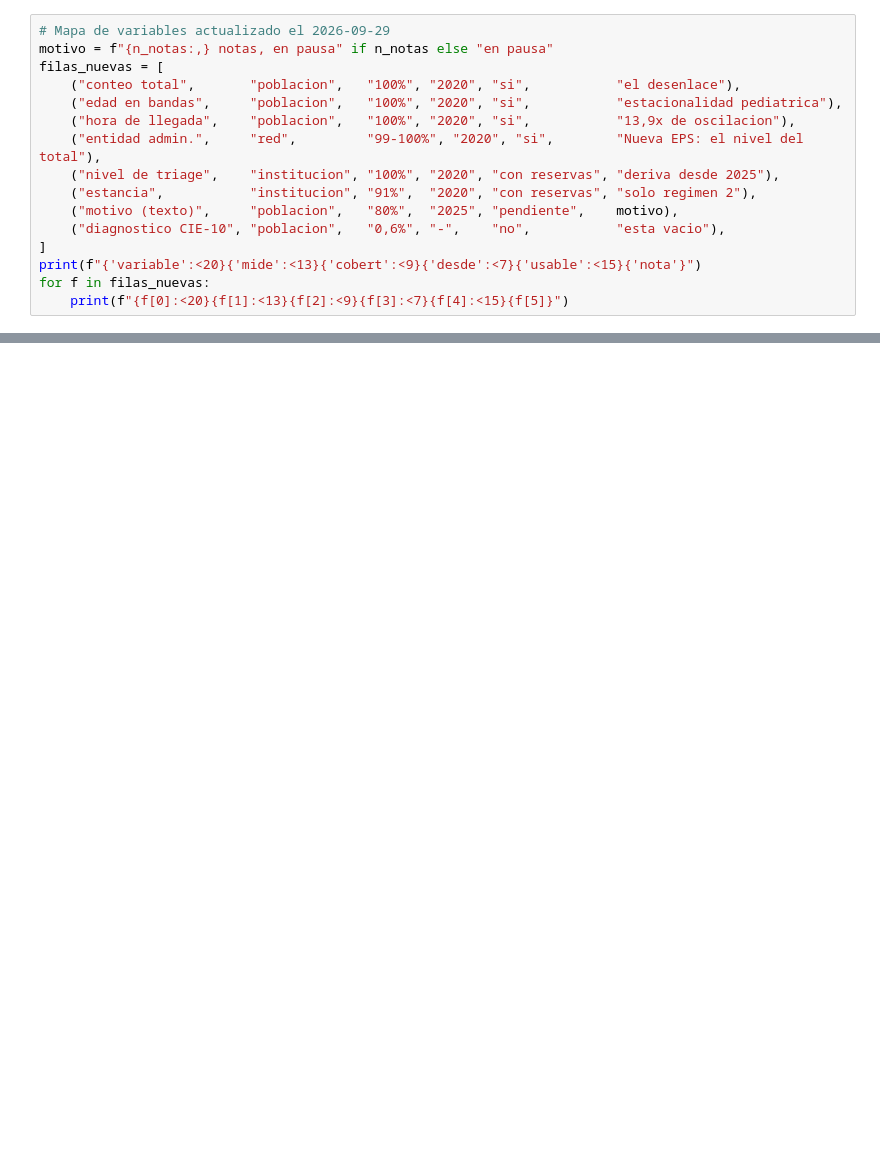
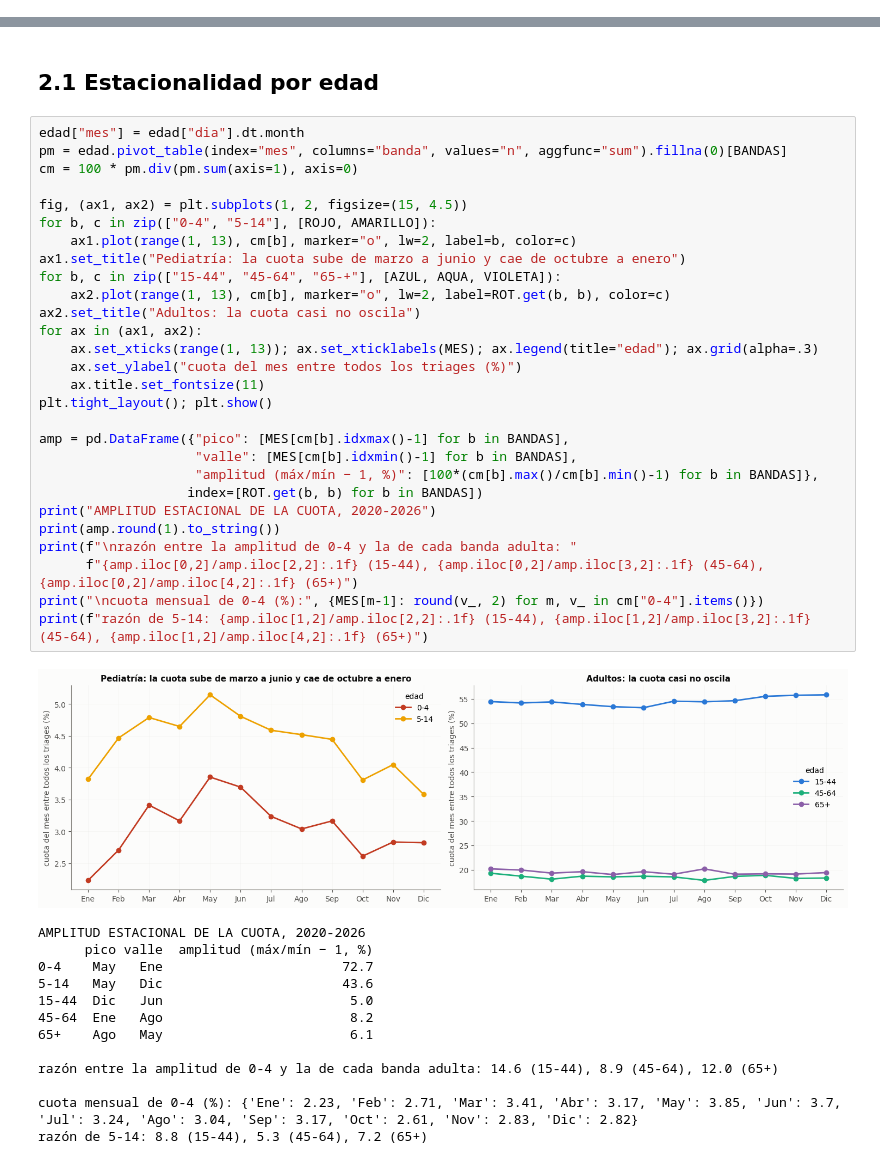
Before and after one commit to SebastianGuerr/puebas, a Jupyter notebook: notebooks/02_el_hospital.ipynb, the cells around one changed output, grey strips where cells are left out. Cells and saved outputs as stored; diff of their text form; blank space fills up the shorter version.

```diff
--- a/notebooks/02_el_hospital.ipynb
+++ b/notebooks/02_el_hospital.ipynb
@@ -768,16 +0,0 @@ Feria sí.
-# %%
-# Mapa de variables actualizado el 2026-09-29
-motivo = f"{n_notas:,} notas, en pausa" if n_notas else "en pausa"
-filas_nuevas = [
-    ("conteo total",       "poblacion",   "100%", "2020", "si",           "el desenlace"),
-    ("edad en bandas",     "poblacion",   "100%", "2020", "si",           "estacionalidad pediatrica"),
-    ("hora de llegada",    "poblacion",   "100%", "2020", "si",           "13,9x de oscilacion"),
-    ("entidad admin.",     "red",         "99-100%", "2020", "si",        "Nueva EPS: el nivel del total"),
-    ("nivel de triage",    "institucion", "100%", "2020", "con reservas", "deriva desde 2025"),
-    ("estancia",           "institucion", "91%",  "2020", "con reservas", "solo regimen 2"),
-    ("motivo (texto)",     "poblacion",   "80%",  "2025", "pendiente",    motivo),
-    ("diagnostico CIE-10", "poblacion",   "0,6%", "-",    "no",           "esta vacio"),
-]
-print(f"{'variable':<20}{'mide':<13}{'cobert':<9}{'desde':<7}{'usable':<15}{'nota'}")
-for f in filas_nuevas:
-    print(f"{f[0]:<20}{f[1]:<13}{f[2]:<9}{f[3]:<7}{f[4]:<15}{f[5]}")
@@ -1061,0 +196,44 @@ pediátrica es fuerte; en Manizales no hace calor.
+# %% [markdown]
+## 2.1 Estacionalidad por edad
+# %%
+edad["mes"] = edad["dia"].dt.month
+pm = edad.pivot_table(index="mes", columns="banda", values="n", aggfunc="sum").fillna(0)[BANDAS]
+cm = 100 * pm.div(pm.sum(axis=1), axis=0)
+
+fig, (ax1, ax2) = plt.subplots(1, 2, figsize=(15, 4.5))
+for b, c in zip(["0-4", "5-14"], [ROJO, AMARILLO]):
+    ax1.plot(range(1, 13), cm[b], marker="o", lw=2, label=b, color=c)
+ax1.set_title("Pediatría: la cuota sube de marzo a junio y cae de octubre a enero")
+for b, c in zip(["15-44", "45-64", "65-+"], [AZUL, AQUA, VIOLETA]):
+    ax2.plot(range(1, 13), cm[b], marker="o", lw=2, label=ROT.get(b, b), color=c)
+ax2.set_title("Adultos: la cuota casi no oscila")
+for ax in (ax1, ax2):
+    ax.set_xticks(range(1, 13)); ax.set_xticklabels(MES); ax.legend(title="edad"); ax.grid(alpha=.3)
+    ax.set_ylabel("cuota del mes entre todos los triages (%)")
+    ax.title.set_fontsize(11)
+plt.tight_layout(); plt.show()
+
+amp = pd.DataFrame({"pico": [MES[cm[b].idxmax()-1] for b in BANDAS],
+                    "valle": [MES[cm[b].idxmin()-1] for b in BANDAS],
+                    "amplitud (máx/mín − 1, %)": [100*(cm[b].max()/cm[b].min()-1) for b in BANDAS]},
+                   index=[ROT.get(b, b) for b in BANDAS])
+print("AMPLITUD ESTACIONAL DE LA CUOTA, 2020-2026")
+print(amp.round(1).to_string())
+print(f"\nrazón entre la amplitud de 0-4 y la de cada banda adulta: "
+      f"{amp.iloc[0,2]/amp.iloc[2,2]:.1f} (15-44), {amp.iloc[0,2]/amp.iloc[3,2]:.1f} (45-64), {amp.iloc[0,2]/amp.iloc[4,2]:.1f} (65+)")
+print("\ncuota mensual de 0-4 (%):", {MES[m-1]: round(v_, 2) for m, v_ in cm["0-4"].items()})
+print(f"razón de 5-14: {amp.iloc[1,2]/amp.iloc[2,2]:.1f} (15-44), {amp.iloc[1,2]/amp.iloc[3,2]:.1f} (45-64), {amp.iloc[1,2]/amp.iloc[4,2]:.1f} (65+)")
+# %% [output]
+[figure, added]
+AMPLITUD ESTACIONAL DE LA CUOTA, 2020-2026
+      pico valle  amplitud (máx/mín − 1, %)
+0-4    May   Ene                       72.7
+5-14   May   Dic                       43.6
+15-44  Dic   Jun                        5.0
+45-64  Ene   Ago                        8.2
+65+    Ago   May                        6.1
+
+razón entre la amplitud de 0-4 y la de cada banda adulta: 14.6 (15-44), 8.9 (45-64), 12.0 (65+)
+
+cuota mensual de 0-4 (%): {'Ene': 2.23, 'Feb': 2.71, 'Mar': 3.41, 'Abr': 3.17, 'May': 3.85, 'Jun': 3.7, 'Jul': 3.24, 'Ago': 3.04, 'Sep': 3.17, 'Oct': 2.61, 'Nov': 2.83, 'Dic': 2.82}
+razón de 5-14: 8.8 (15-44), 5.3 (45-64), 7.2 (65+)
```
Also changed, not shown: parts of 71 cells of this notebook, 28 other files.
